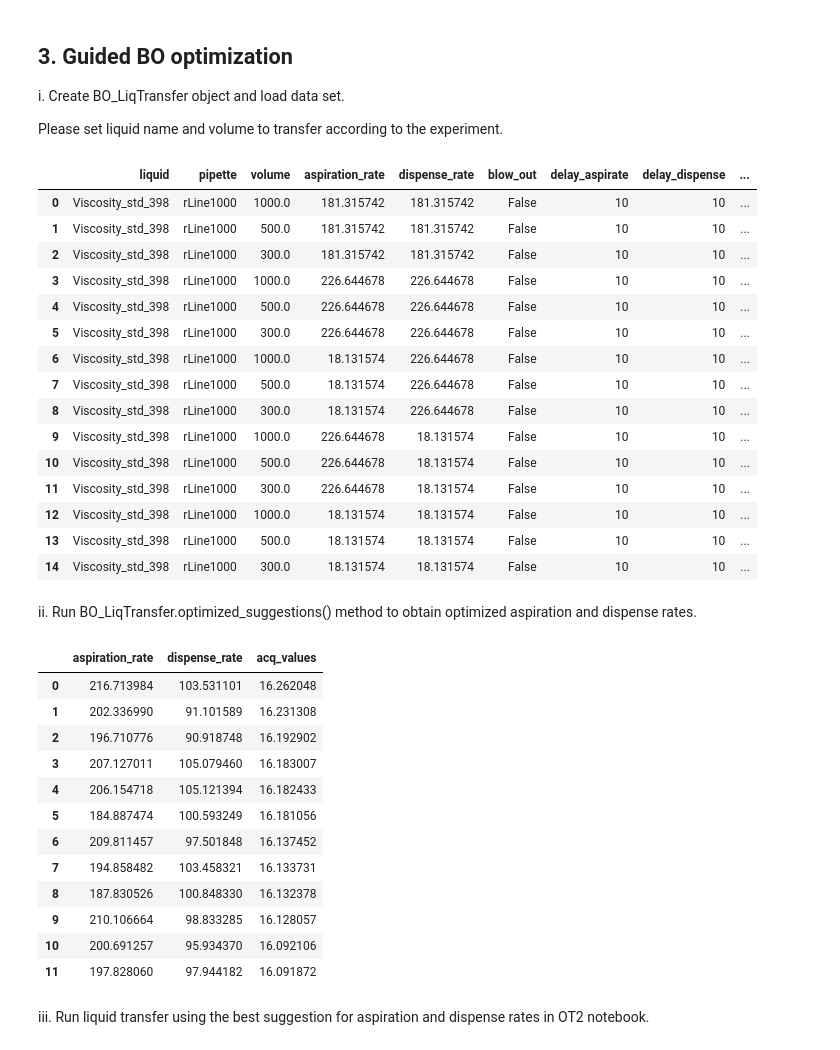
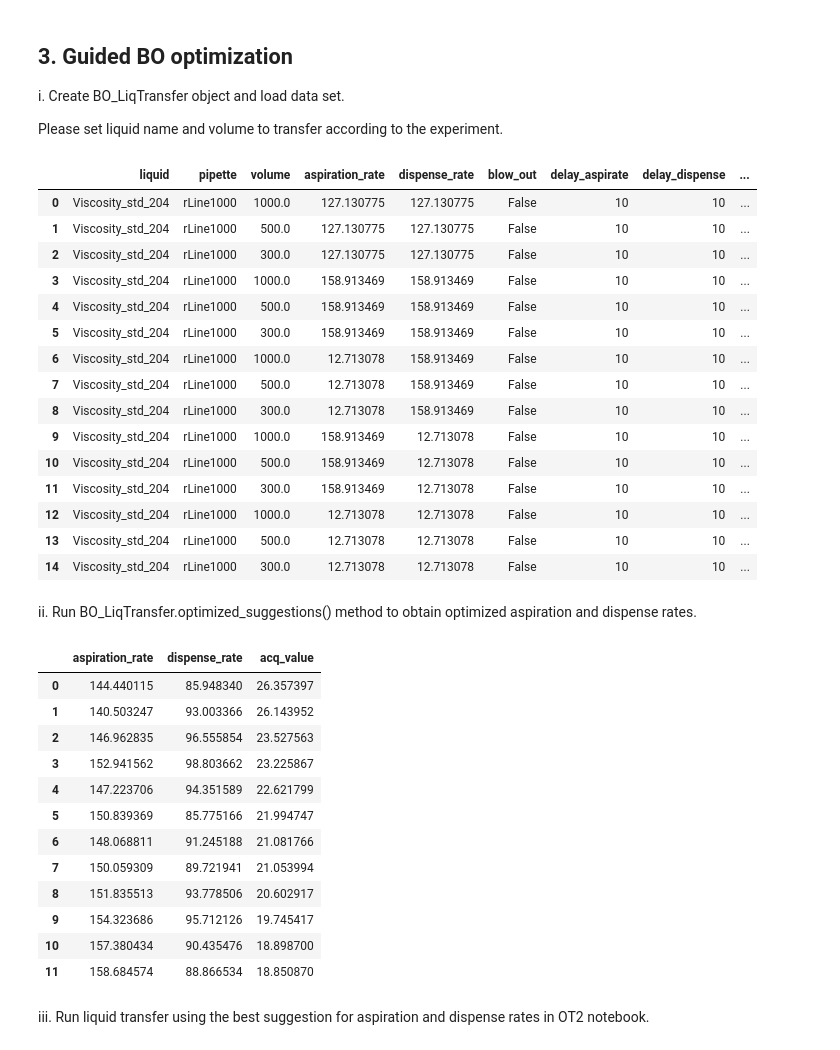
Before and after one commit to Quijanove/viscosity_liquid_transfer_Pablo, a Jupyter notebook: Sartorious_experiments/Code/BOTorch_optimization_individual_volume_Sartorious.ipynb, the cells around one changed output. Saved outputs shown, nothing was run; the diff lists cells and outputs as text; code cells hidden in the pictures.

```diff
--- a/Sartorious_experiments/Code/BOTorch_optimization_individual_volume_Sartorious.ipynb
+++ b/Sartorious_experiments/Code/BOTorch_optimization_individual_volume_Sartorious.ipynb
@@ -108,7 +108,7 @@ class BO_LiqTransfer:
         self.features = ['aspiration_rate','dispense_rate']
         self.objectives = ['%error','time_asp_1000']
         self.bmax = 1.25
-        self.bmin = 0.2
+        self.bmin = 0.1
         self._latest_suggestion = None
         self._latest_volume = None
         self._latest_acq_value = None
@@ -144,13 +144,13 @@ class BO_LiqTransfer:
 
     def fit_surrogate(self, volume= 1000):
         x_train, y_train = self.xy_split(volume=volume)
-        x_train = torch.tensor(x_train.to_numpy(), **tkwargs)
-        y_train = torch.tensor(y_train.to_numpy(), **tkwargs)
+        x_train = torch.tensor(x_train.to_numpy(dtype='float'), **tkwargs)
+        y_train = torch.tensor(y_train.to_numpy(dtype='float'), **tkwargs)
         y_train[:,0] = -torch.absolute(y_train[:,0])
         y_train[:,1] = -torch.absolute(y_train[:,1])
 
         problem_bounds = self.set_bounds(x_train)
-        time_upper = 1000/problem_bounds[0][0] +1000/problem_bounds[0][1] + 10
+        time_upper = 1000/problem_bounds[0][0] +1000/problem_bounds[0][1] + 20
         error_upper = np.absolute(y_train[:,0].numpy()).min()*1.25
         ref_point = torch.tensor([-error_upper,-time_upper], **tkwargs)
 
@@ -195,9 +195,9 @@ class BO_LiqTransfer:
         # unormalize our training inputs back to original problem bounds
         new_x =  unnormalize(qnehvi_x, bounds=problem_bounds)
         new_x = pd.DataFrame(new_x.numpy(),columns=['aspiration_rate','dispense_rate'])
-        new_x['acq_values'] = sorted(acq_value_list, reverse=True)[:12]
+        new_x['acq_value'] = sorted(acq_value_list, reverse=True)[:12]
         self._latest_suggestion = new_x[['aspiration_rate','dispense_rate']].iloc[0]
-        self._latest_acq_value = new_x['acq_values'].iloc[0]
+        self._latest_acq_value = new_x['acq_value'].iloc[0]
         return new_x
 # %% [markdown]
 ## 3. Initialization of automated plarform
@@ -269,52 +289,51 @@ i.   Create BO_LiqTransfer object and load data set.
 Please set liquid name and volume to transfer according to the experiment.
 # %%
 # Change according to experiment
-std = '398'
+std = '204'
 liquid_name = 'Viscosity_std_' + std
-density = 0.8672
-pipette_name = 'rLine1000'
+density = 0.8639
 # Do not change
 liq = BO_LiqTransfer(liquid_name)
 folder = (r"C:\Users\admin\Documents\GitHub\viscosity_liquid_transfer_Pablo\Sartorious_experiments\Initialisation_Data")
 liq.data_from_csv(folder+r'/'+'Initialisation_'+std+'.csv')
 liq._data
 # %% [output]
 |  | liquid | pipette | volume | aspiration_rate | dispense_rate | blow_out | delay_aspirate | delay_dispense | ... |
-| 0 | Viscosity_std_398 | rLine1000 | 1000.0 | 181.315742 | 181.315742 | False | 10 | 10 | ... |
-| 1 | Viscosity_std_398 | rLine1000 | 500.0 | 181.315742 | 181.315742 | False | 10 | 10 | ... |
-| 2 | Viscosity_std_398 | rLine1000 | 300.0 | 181.315742 | 181.315742 | False | 10 | 10 | ... |
-| 3 | Viscosity_std_398 | rLine1000 | 1000.0 | 226.644678 | 226.644678 | False | 10 | 10 | ... |
-| 4 | Viscosity_std_398 | rLine1000 | 500.0 | 226.644678 | 226.644678 | False | 10 | 10 | ... |
-| 5 | Viscosity_std_398 | rLine1000 | 300.0 | 226.644678 | 226.644678 | False | 10 | 10 | ... |
-| 6 | Viscosity_std_398 | rLine1000 | 1000.0 | 18.131574 | 226.644678 | False | 10 | 10 | ... |
-| 7 | Viscosity_std_398 | rLine1000 | 500.0 | 18.131574 | 226.644678 | False | 10 | 10 | ... |
-| 8 | Viscosity_std_398 | rLine1000 | 300.0 | 18.131574 | 226.644678 | False | 10 | 10 | ... |
-| 9 | Viscosity_std_398 | rLine1000 | 1000.0 | 226.644678 | 18.131574 | False | 10 | 10 | ... |
-| 10 | Viscosity_std_398 | rLine1000 | 500.0 | 226.644678 | 18.131574 | False | 10 | 10 | ... |
-| 11 | Viscosity_std_398 | rLine1000 | 300.0 | 226.644678 | 18.131574 | False | 10 | 10 | ... |
-| 12 | Viscosity_std_398 | rLine1000 | 1000.0 | 18.131574 | 18.131574 | False | 10 | 10 | ... |
-| 13 | Viscosity_std_398 | rLine1000 | 500.0 | 18.131574 | 18.131574 | False | 10 | 10 | ... |
-| 14 | Viscosity_std_398 | rLine1000 | 300.0 | 18.131574 | 18.131574 | False | 10 | 10 | ... |
+| 0 | Viscosity_std_204 | rLine1000 | 1000.0 | 127.130775 | 127.130775 | False | 10 | 10 | ... |
+| 1 | Viscosity_std_204 | rLine1000 | 500.0 | 127.130775 | 127.130775 | False | 10 | 10 | ... |
+| 2 | Viscosity_std_204 | rLine1000 | 300.0 | 127.130775 | 127.130775 | False | 10 | 10 | ... |
+| 3 | Viscosity_std_204 | rLine1000 | 1000.0 | 158.913469 | 158.913469 | False | 10 | 10 | ... |
+| 4 | Viscosity_std_204 | rLine1000 | 500.0 | 158.913469 | 158.913469 | False | 10 | 10 | ... |
+| 5 | Viscosity_std_204 | rLine1000 | 300.0 | 158.913469 | 158.913469 | False | 10 | 10 | ... |
+| 6 | Viscosity_std_204 | rLine1000 | 1000.0 | 12.713078 | 158.913469 | False | 10 | 10 | ... |
+| 7 | Viscosity_std_204 | rLine1000 | 500.0 | 12.713078 | 158.913469 | False | 10 | 10 | ... |
+| 8 | Viscosity_std_204 | rLine1000 | 300.0 | 12.713078 | 158.913469 | False | 10 | 10 | ... |
+| 9 | Viscosity_std_204 | rLine1000 | 1000.0 | 158.913469 | 12.713078 | False | 10 | 10 | ... |
+| 10 | Viscosity_std_204 | rLine1000 | 500.0 | 158.913469 | 12.713078 | False | 10 | 10 | ... |
+| 11 | Viscosity_std_204 | rLine1000 | 300.0 | 158.913469 | 12.713078 | False | 10 | 10 | ... |
+| 12 | Viscosity_std_204 | rLine1000 | 1000.0 | 12.713078 | 12.713078 | False | 10 | 10 | ... |
+| 13 | Viscosity_std_204 | rLine1000 | 500.0 | 12.713078 | 12.713078 | False | 10 | 10 | ... |
+| 14 | Viscosity_std_204 | rLine1000 | 300.0 | 12.713078 | 12.713078 | False | 10 | 10 | ... |
 # %% [markdown]
 
 ii.   Run BO_LiqTransfer.optimized_suggestions() method to obtain optimized aspiration and dispense rates.
 # %%
-volume = 1000
+volume = 300
 liq.optimized_suggestions(volume)
 # %% [output]
-|  | aspiration_rate | dispense_rate | acq_values |
-| 0 | 216.713984 | 103.531101 | 16.262048 |
-| 1 | 202.336990 | 91.101589 | 16.231308 |
-| 2 | 196.710776 | 90.918748 | 16.192902 |
-| 3 | 207.127011 | 105.079460 | 16.183007 |
-| 4 | 206.154718 | 105.121394 | 16.182433 |
-| 5 | 184.887474 | 100.593249 | 16.181056 |
-| 6 | 209.811457 | 97.501848 | 16.137452 |
-| 7 | 194.858482 | 103.458321 | 16.133731 |
-| 8 | 187.830526 | 100.848330 | 16.132378 |
-| 9 | 210.106664 | 98.833285 | 16.128057 |
-| 10 | 200.691257 | 95.934370 | 16.092106 |
-| 11 | 197.828060 | 97.944182 | 16.091872 |
+|  | aspiration_rate | dispense_rate | acq_value |
+| 0 | 144.440115 | 85.948340 | 26.357397 |
+| 1 | 140.503247 | 93.003366 | 26.143952 |
+| 2 | 146.962835 | 96.555854 | 23.527563 |
+| 3 | 152.941562 | 98.803662 | 23.225867 |
+| 4 | 147.223706 | 94.351589 | 22.621799 |
+| 5 | 150.839369 | 85.775166 | 21.994747 |
+| 6 | 148.068811 | 91.245188 | 21.081766 |
+| 7 | 150.059309 | 89.721941 | 21.053994 |
+| 8 | 151.835513 | 93.778506 | 20.602917 |
+| 9 | 154.323686 | 95.712126 | 19.745417 |
+| 10 | 157.380434 | 90.435476 | 18.898700 |
+| 11 | 158.684574 | 88.866534 | 18.850870 |
 # %%
 liquids_dict = {
   liquid_name :{
```
Also changed, not shown: parts of 18 cells of this notebook, 3 other files.
